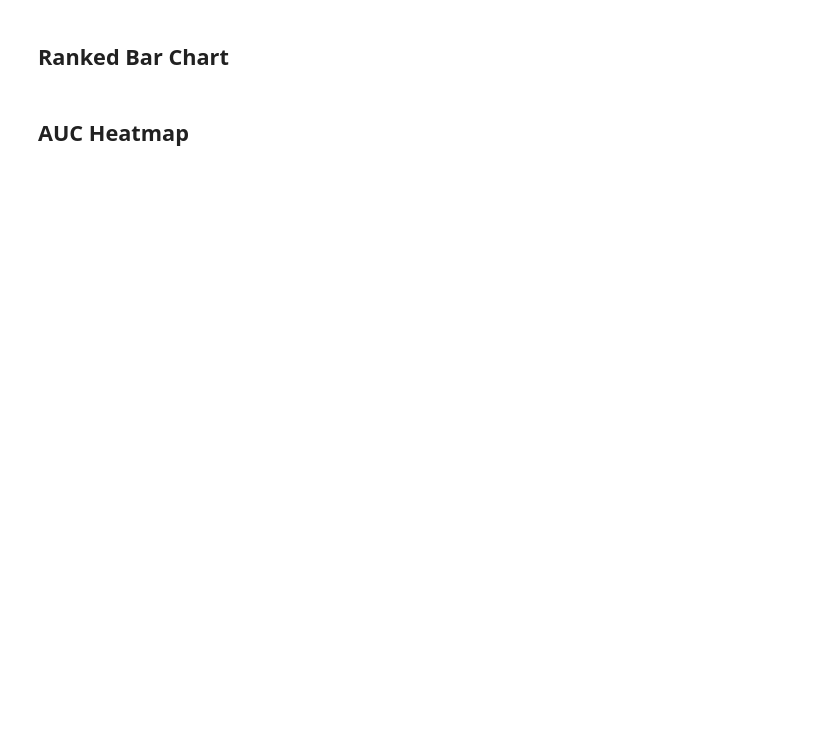
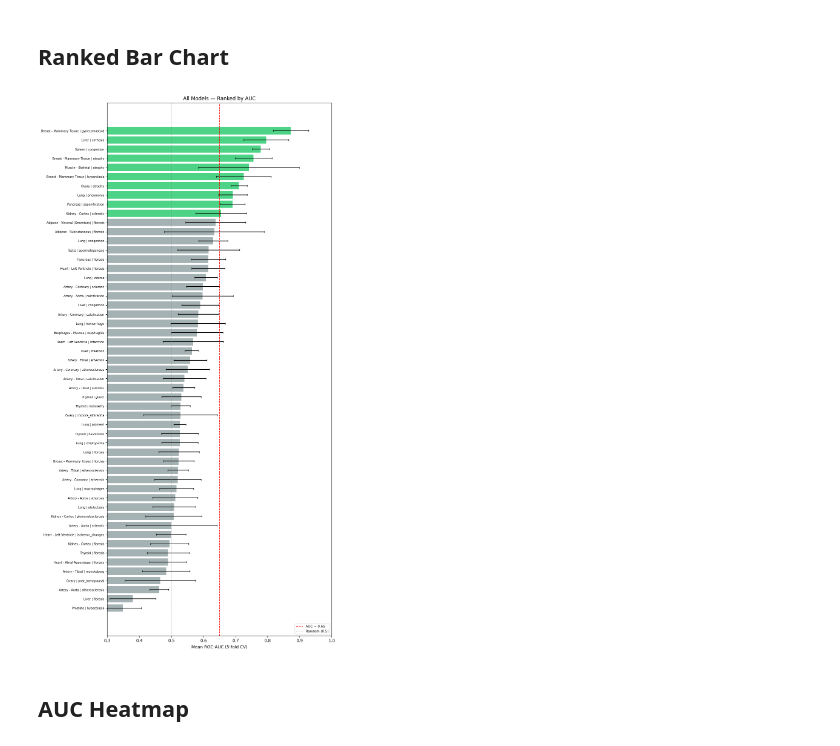
Before and after one commit to Cranjit9/gtex_gene_expression, a Jupyter notebook: notebooks/06_summary_baseline.ipynb, the cells around one changed output. Drawn from its saved outputs; the diff is of its cells as text; code cells hidden in the pictures; blank space fills up the shorter version.

```diff
--- a/notebooks/06_summary_baseline.ipynb
+++ b/notebooks/06_summary_baseline.ipynb
@@ -3,9 +5,22 @@
 # %%
-import pandas as pdfrom gtex_biomarkers.config import Configfrom gtex_biomarkers.evaluation import (    plot_ranked_barplot, plot_auc_heatmap, plot_roc_overlay,)from gtex_biomarkers.utils import top_models_tableConfig.ensure_dirs()# Load saved results (or reuse from notebook 05)all_tissue_summary = pd.read_csv(Config.TABLES_DIR / "cv_results_all_tissue_pathology.csv")
+import pandas as pd
+from gtex_biomarkers.config import Config
+from gtex_biomarkers.evaluation import (
+    plot_ranked_barplot, plot_auc_heatmap, plot_roc_overlay,
+)
+from gtex_biomarkers.utils import top_models_table
+
+Config.ensure_dirs()
+
+# Load saved results (or reuse from notebook 05)
+all_tissue_summary = pd.read_csv(Config.TABLES_DIR / "cv_results_all_tissue_pathology.csv")
 # %% [markdown]
 ## Ranked Bar Chart
 # %%
-plot_ranked_barplot(all_tissue_summary,                    save_path=Config.FIGURES_DIR / "summary_barplot_all_tissue_auc.pdf")
+plot_ranked_barplot(all_tissue_summary,
+                    save_path=Config.FIGURES_DIR / "summary_barplot_all_tissue_auc.pdf")
+# %% [output]
+[figure, added]
 # %% [markdown]
 ## AUC Heatmap
 # %%
```
Also changed, not shown: parts of 1 cell of this notebook, 17 other files.
